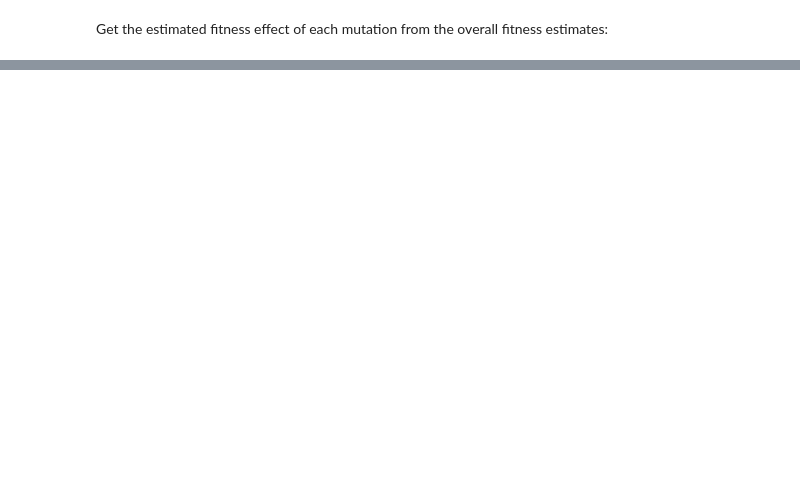
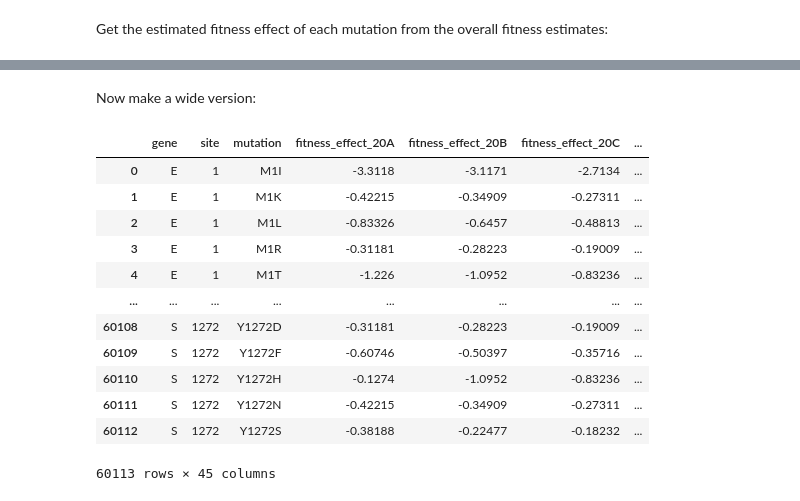
Before and after one commit to jbloomlab/SARS2-mut-fitness, a Jupyter notebook: notebooks/clade_fixed_muts.py.ipynb, the cells around one changed output, grey strips where cells are left out. Drawn from its saved outputs; the diff is of its cells as text; code cells hidden in the pictures; blank space fills up the shorter version.

```diff
--- a/notebooks/clade_fixed_muts.py.ipynb
+++ b/notebooks/clade_fixed_muts.py.ipynb
@@ -168,0 +251,36 @@ aamut_by_clade
+# %% [markdown]
+Now make a wide version:
+# %%
+fitness_effects_by_clade = fitness_effects_by_clade_tidy.pivot(
+    index=["gene", "site", "mutation"],
+    columns="clade",
+    values=["fitness_effect", "expected_count", "mutation_polarity"],
+)
+
+# https://towardsdatascience.com/how-to-flatten-multiindex-columns-and-rows-in-pandas-f5406c50e569
+fitness_effects_by_clade.columns = [
+    "_".join(col) for col in fitness_effects_by_clade.columns
+]
+
+fitness_effects_by_clade = fitness_effects_by_clade.reset_index()
+
+assert (
+    len(fitness_effects_by_clade)
+    == len(fitness_effects_by_clade.groupby(["gene", "mutation"]))
+)
+
+fitness_effects_by_clade
+# %% [output]
+|  | gene | site | mutation | fitness_effect_20A | fitness_effect_20B | fitness_effect_20C | ... |
+| 0 | E | 1 | M1I | -3.3118 | -3.1171 | -2.7134 | ... |
+| 1 | E | 1 | M1K | -0.42215 | -0.34909 | -0.27311 | ... |
+| 2 | E | 1 | M1L | -0.83326 | -0.6457 | -0.48813 | ... |
+| 3 | E | 1 | M1R | -0.31181 | -0.28223 | -0.19009 | ... |
+| 4 | E | 1 | M1T | -1.226 | -1.0952 | -0.83236 | ... |
+| ... | ... | ... | ... | ... | ... | ... | ... |
+| 60108 | S | 1272 | Y1272D | -0.31181 | -0.28223 | -0.19009 | ... |
+| 60109 | S | 1272 | Y1272F | -0.60746 | -0.50397 | -0.35716 | ... |
+| 60110 | S | 1272 | Y1272H | -0.1274 | -1.0952 | -0.83236 | ... |
+| 60111 | S | 1272 | Y1272N | -0.42215 | -0.34909 | -0.27311 | ... |
+| 60112 | S | 1272 | Y1272S | -0.38188 | -0.22477 | -0.18232 | ... |
+60113 rows × 45 columns
```
Also changed, not shown: parts of 13 cells of this notebook.
